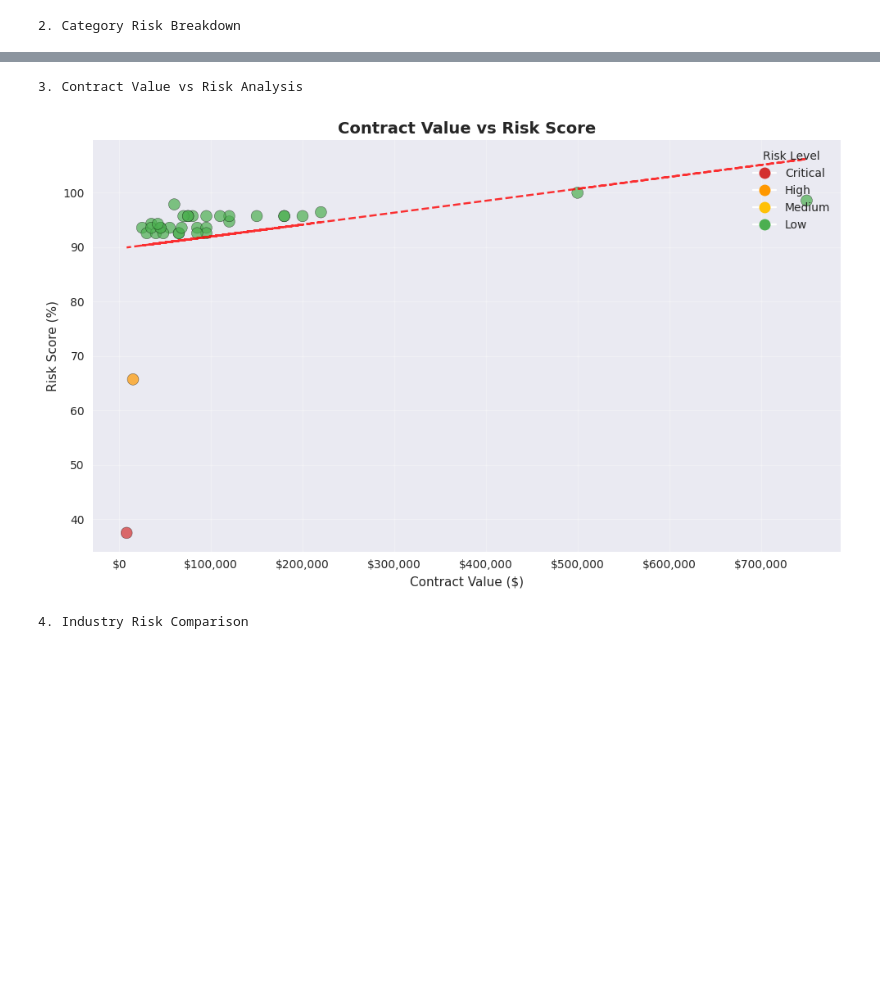
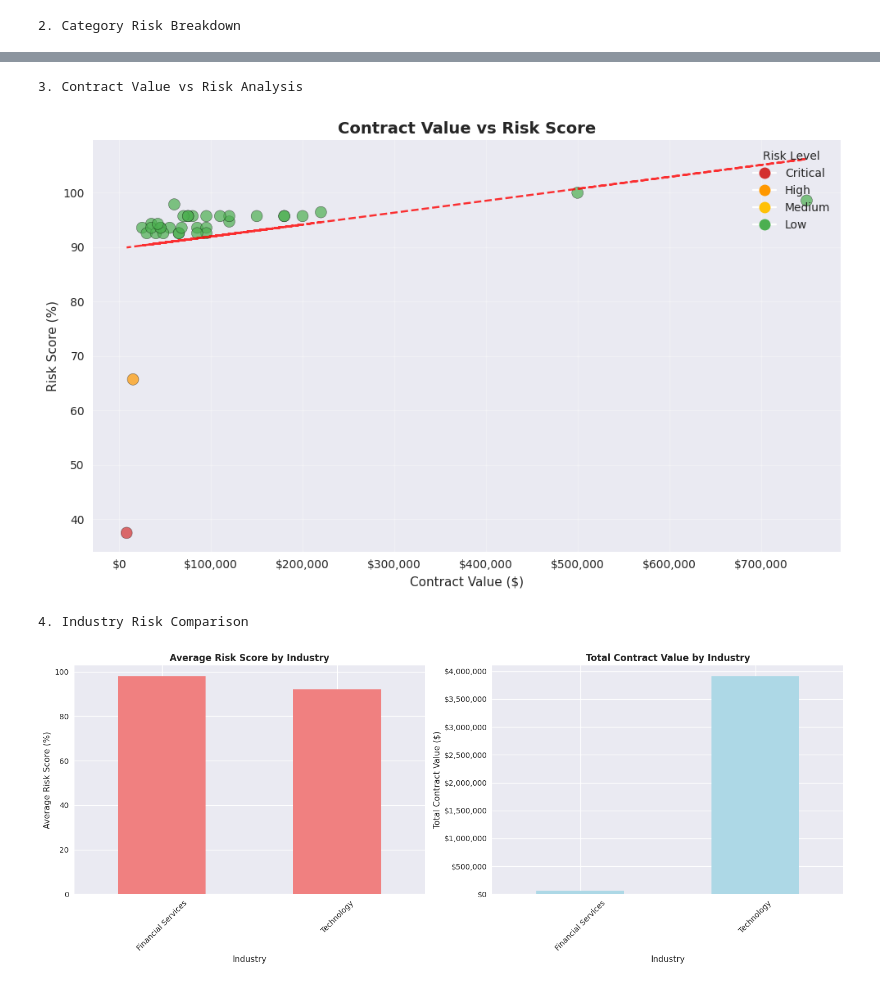
Before and after one commit to tebellombhele/TPRA-Project, a Jupyter notebook: src/risk_dashboard.ipynb, the cells around one changed output, grey strips where cells are left out. Drawn from its saved outputs; the diff is of its cells as text; code cells hidden in the pictures; blank space fills up the shorter version.

```diff
--- a/src/risk_dashboard.ipynb
+++ b/src/risk_dashboard.ipynb
@@ -183,6 +183,64 @@ def create_industry_comparison(df):
         print("No industry data available")
         return None
 
+    # Check if contract_value column exists
+    has_contract_value = 'contract_value' in df.columns
+
+    # Calculate average risk score by industry
+    if has_contract_value:
+        industry_stats = df.groupby('industry').agg({
+            'overall_score': ['mean', 'count', 'std'],
+            'contract_value': 'sum'
+        }).round(2)
+        industry_stats.columns = ['Avg Risk Score', 'Vendor Count', 'Risk Std Dev', 'Total Contract Value']
+    else:
+        industry_stats = df.groupby('industry').agg({
+            'overall_score': ['mean', 'count', 'std']
+        }).round(2)
+        industry_stats.columns = ['Avg Risk Score', 'Vendor Count', 'Risk Std Dev']
+
+    # Create plots based on available data
+    if has_contract_value:
+        fig, (ax1, ax2) = plt.subplots(1, 2, figsize=(15, 6))
+
+        # Average risk score by industry
+        industry_stats['Avg Risk Score'].plot(kind='bar', ax=ax1, color='lightcoral')
+        ax1.set_title('Average Risk Score by Industry', fontweight='bold')
+        ax1.set_ylabel('Average Risk Score (%)')
+        ax1.set_xlabel('Industry')
+        ax1.tick_params(axis='x', rotation=45)
+
+        # Total contract value by industry
+        industry_stats['Total Contract Value'].plot(kind='bar', ax=ax2, color='lightblue')
+        ax2.set_title('Total Contract Value by Industry', fontweight='bold')
+        ax2.set_ylabel('Total Contract Value ($)')
+        ax2.set_xlabel('Industry')
+        ax2.tick_params(axis='x', rotation=45)
+
+        # Format y-axis for currency
+        ax2.yaxis.set_major_formatter(plt.FuncFormatter(lambda x, p: f'${x:,.0f}'))
+    else:
+        # Only show risk score comparison if no contract value data
+        fig, ax1 = plt.subplots(1, 1, figsize=(10, 6))
+
+        industry_stats['Avg Risk Score'].plot(kind='bar', ax=ax1, color='lightcoral')
+        ax1.set_title('Average Risk Score by Industry', fontweight='bold')
+        ax1.set_ylabel('Average Risk Score (%)')
+        ax1.set_xlabel('Industry')
+        ax1.tick_params(axis='x', rotation=45)
+
+    plt.tight_layout()
+    plt.show()
+
+    # Display the statistics table
+    print("\nIndustry Risk Statistics:")
+    print("="*50)
+    print(industry_stats)
+    """Create industry risk comparison chart"""
+    if df.empty or 'industry' not in df.columns:
+        print("No industry data available")
+        return None
+
     # Calculate average risk score by industry
     industry_stats = df.groupby('industry').agg({
         'overall_score': ['mean', 'count', 'std'],
@@ -343,11 +401,17 @@ if not risk_df.empty:
 
     # 4. Industry Comparison
 
-    if 'industry' in vendors_df.columns:
-        print("4. Industry Risk Comparison")
-        merged_df = risk_df.merge(vendors_df[['vendor_name', 'industry']],
-                                 on='vendor_name', how='left')
-        create_industry_comparison(merged_df)
+
+if 'industry' in vendors_df.columns:
+    print("4. Industry Risk Comparison")
+    # Merge with both industry and contract_value if available
+    merge_columns = ['vendor_name', 'industry']
+    if 'contract_value' in vendors_df.columns:
+        merge_columns.append('contract_value')
+
+    merged_df = risk_df.merge(vendors_df[merge_columns],
+                             on='vendor_name', how='left')
+    create_industry_comparison(merged_df)
 
     # 5. Trend Analysis
     print("5. Risk Trend Analysis")
@@ -359,30 +423,31 @@ if not risk_df.empty:
 else:
     print("⚠ No risk assessment data available.")
     print("Please run the risk_assessment.py script first to generate risk scores.")
     print()
     print("Sample vendor data overview:")
     print(vendors_df.head())
 
 print("\nDashboard generation complete!")
 print("To update the dashboard, re-run the risk assessment and then this notebook.")
 # %% [output]
 TPRA Risk Assessment Dashboard
 ==================================================
 Loading vendor risk assessment data...
 ✓ Loaded 35 vendor risk assessments
 ✓ Loaded 35 vendor records
 
 Generating Risk Assessment Dashboard...
 ----------------------------------------
 Dashboard Overview:
 • Vendors analyzed: 35
 • Average risk score: 92.2%
 
 Creating visualizations...
 1. Risk Level Distribution
 [figure]
 2. Category Risk Breakdown
 [figure]
 3. Contract Value vs Risk Analysis
 [figure]
 4. Industry Risk Comparison
+[figure, added]
```
Also changed, not shown: parts of 1 cell of this notebook, 1 other file.
